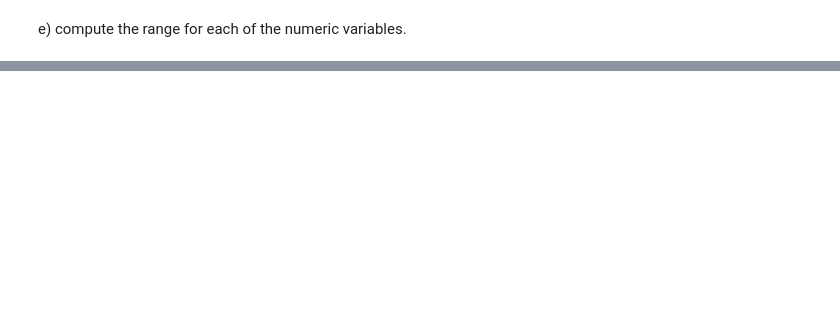
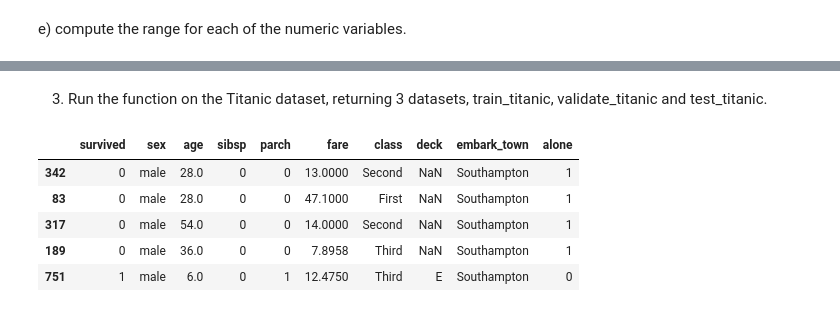
Before and after one commit to TheodoreQuansah/classification_exercises, a Jupyter notebook: classification_exercises.ipynb, the cells around one changed output, grey strips where cells are left out. Cells and saved outputs as stored; diff of their text form; code cells hidden in the pictures; blank space fills up the shorter version.

```diff
--- a/classification_exercises.ipynb
+++ b/classification_exercises.ipynb
@@ -210,0 +363,8 @@ dtype: float64
+# %%
+def train_val_test(df, strat, seed = 42):
+
+    train, val_test = train_test_split(df, train_size = 0.7, random_state = seed, stratify = df[strat])
+
+    val, test = train_test_split(val_test, train_size = 0.5, random_state = seed, stratify = val_test[strat])
+
+    return train, val, test
@@ -210,0 +402,13 @@ dtype: float64
+# %% [markdown]
+3) Run the function on the Titanic dataset, returning 3 datasets, train_titanic, validate_titanic and test_titanic.
+# %%
+train_titanic, validate_titanic, test_titanic = train_val_test(titanic_df, strat = 'class')
+# %%
+train_titanic.head()
+# %% [output]
+|  | survived | sex | age | sibsp | parch | fare | class | deck | embark_town | alone |
+| 342 | 0 | male | 28.0 | 0 | 0 | 13.0000 | Second | NaN | Southampton | 1 |
+| 83 | 0 | male | 28.0 | 0 | 0 | 47.1000 | First | NaN | Southampton | 1 |
+| 317 | 0 | male | 54.0 | 0 | 0 | 14.0000 | Second | NaN | Southampton | 1 |
+| 189 | 0 | male | 36.0 | 0 | 0 | 7.8958 | Third | NaN | Southampton | 1 |
+| 751 | 1 | male | 6.0 | 0 | 1 | 12.4750 | Third | E | Southampton | 0 |
```
Also changed, not shown: parts of 44 cells of this notebook.
